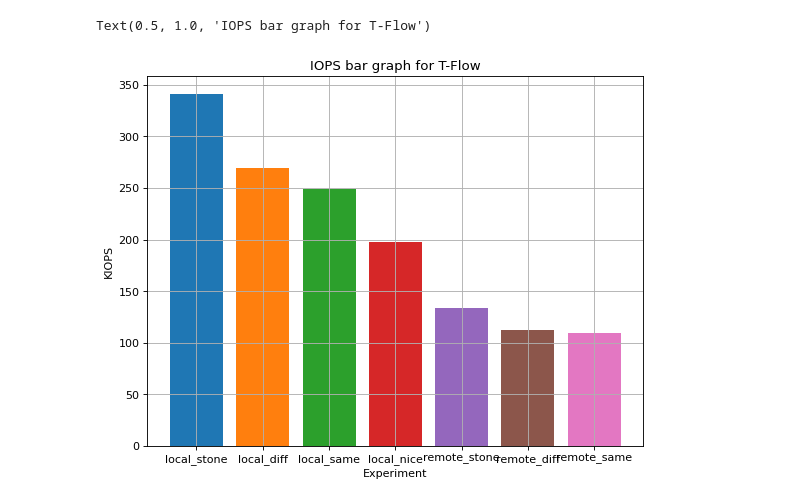
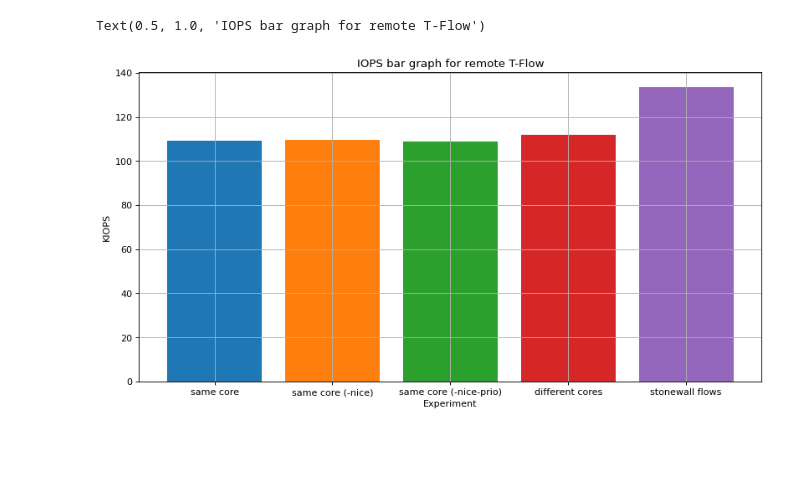
Before and after one commit to bergstartup/master-thesis, a Jupyter notebook: observations/visualizer.ipynb, the cells around one changed output. Cells and saved outputs as stored; diff of their text form; code cells hidden in the pictures; blank space fills up the shorter version.

```diff
--- a/observations/visualizer.ipynb
+++ b/observations/visualizer.ipynb
@@ -125,14 +161,12 @@ Text(0.5, 1.0, 'IOPS bar graph for L-Flow')
 # %%
-plt.figure(figsize=(8, 6), dpi=80)
-
-plot_iops_bar("local_stonewall_throughput","local_stone")
-plot_iops_bar("local_diff_core_throughput","local_diff")
-plot_iops_bar("local_same_core_throughput","local_same")
-plot_iops_bar("local_nice_same_core_throughput","local_nice")
-plot_iops_bar("remote_stonewall_throughput","remote_stone")
-plot_iops_bar("remote_diff_core_throughput","remote_diff")
-plot_iops_bar("remote_same_core_throughput","remote_same")
-plt.title('IOPS bar graph for T-Flow')
+plt.figure(figsize=(12, 6), dpi=80)
+plot_iops_bar("remote_same_core_throughput","same core")
+plot_iops_bar("remote_nice_same_core_throughput","same core (-nice)")
+plot_iops_bar("remote_nice_prio_same_core_throughput","same core (-nice-prio)")
+plot_iops_bar("remote_diff_core_throughput","different cores")
+#plot_iops_bar("remote_prio_diff_core_throughput","different cores (-prio)")
+plot_iops_bar("remote_stonewall_throughput","stonewall flows")
+plt.title('IOPS bar graph for remote T-Flow')
 # %% [output]
-Text(0.5, 1.0, 'IOPS bar graph for T-Flow')
+Text(0.5, 1.0, 'IOPS bar graph for remote T-Flow')
-[figure, old version]
+[figure, new version]
```
Also changed, not shown: parts of 17 cells of this notebook, 16 other files.
